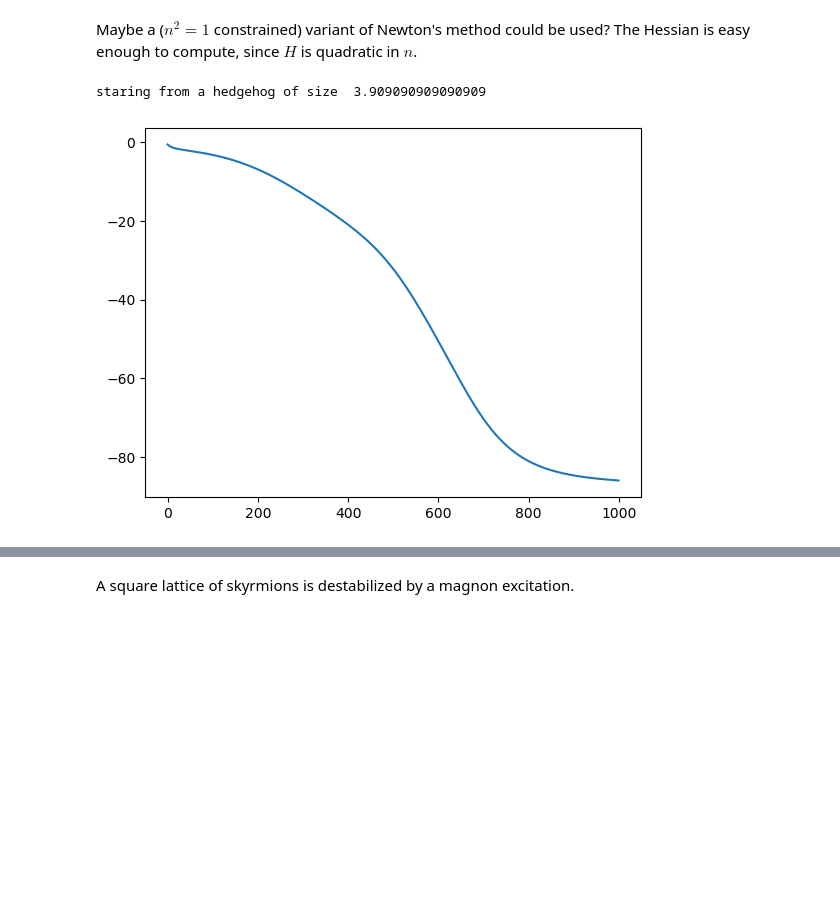
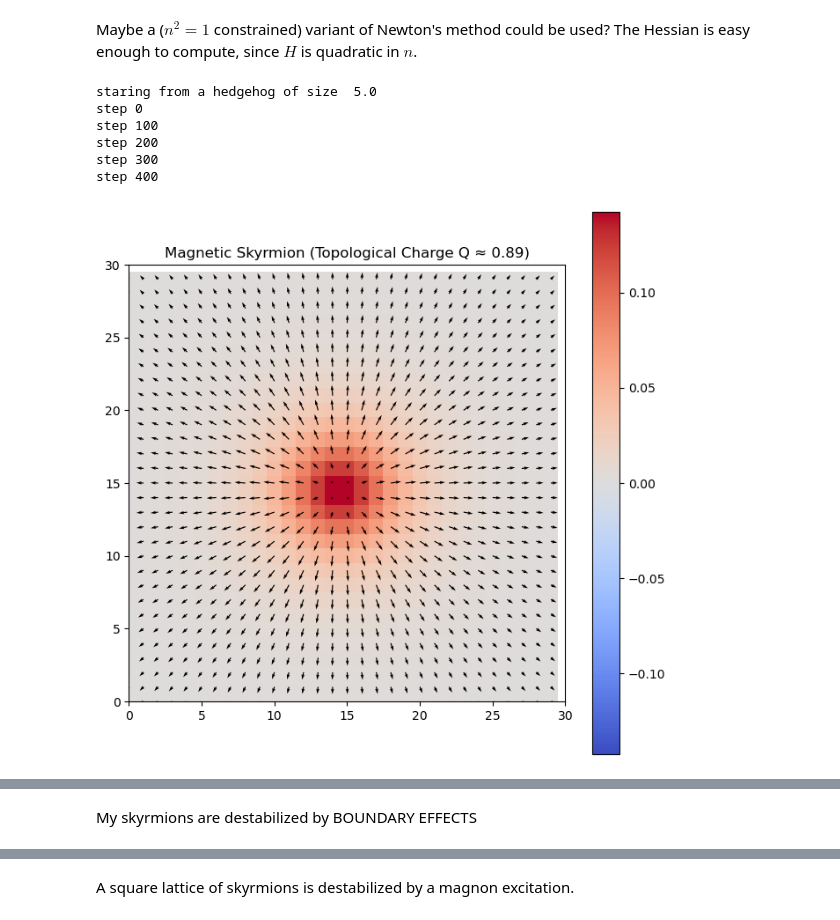
Before and after one commit to jan-chelmecki/skyrmion-tunnelling, a Jupyter notebook: instanton.ipynb, the cells around one changed output, grey strips where cells are left out. Cells and saved outputs as stored; diff of their text form; code cells hidden in the pictures; blank space fills up the shorter version.

```diff
--- a/instanton.ipynb
+++ b/instanton.ipynb
@@ -41,7 +101,8 @@ def ferromagnetic(nx,ny):
     return n
 #end
 # %%
-n = skyrmion_ansatz(3.0, 50,50)
+n = skyrmion_ansatz(2.0, 50,50)
 plt.imshow(n[2,:,:])
 plt.colorbar()
+plt.xlim(10,40); plt.ylim(10,40)
 # %% [output]
@@ -84,0 +170,15 @@ show(n)
+# %%
+def describe_mean_field(J1,J2,J3):
+    I1 = -2*(J1+J2+4*J3)
+    I2 = -1/8*(J1+4*J2+16*J3)
+    I3 = 1/24*(J1-4*J2+16*J3)
+    print("I1 = ", I1,"\nI2 = ", I2)
+    print("spatial anisotropy ratio : ", I3/I2)
+    x0 = np.sqrt(I2/I1)
+    print("sqrt(I2/I1) length scale = ", x0)
+    print("H_MF = ",I2/I1**2, " H_Micro")
+    return x0
+
+nx = 30; ny = 30
+J1 = 1.0; J2 = -0.4; J3 = 1/16*(-J1+4*J2)
+describe_mean_field(J1,J2,J3)
@@ -84,0 +192,5 @@ show(n)
+# %%
+B = B_uniform(nx,ny,0.0) - local_B_field(nx,ny,B_val = 0.0, r=10.0, sigma = 1.5)
+K = 0.0
+plt.imshow(B)
+plt.colorbar()
@@ -143,10 +233,4 @@ plt.colorbar()
 # %%
-nx = 50; ny =50
-#J1 = 1.0; J2 = -0.25; J3 = -0.10; B = -0.006
-J1 = 1.0; J2 = -0.30; J3 = -0.20; K =0*1E-5; B = B_uniform(nx,ny,0.001, rim=False) + local_B_field(nx,ny,-0.020,r=3.0,sigma=1.0)
-#J1 = 1.0; J2 = -0.25; J3 = -0.20; B = 0.0
-nx = 30; ny =30
-
 b_vals = np.linspace(1.0,9,15)
 H_vals = []
 for b in b_vals:
@@ -241,34 +319,43 @@ def relax(n_init, nx, ny, J1, J2, J3, K, B, dt, N_steps):
     n = n_init
     for i in range(N_steps):
         k1 = F(n, nx, ny, J1, J2, J3, K, B)
         #adaptive time step
         #maxf = np.max(np.abs(k1))
         #dt = 5E-2/ maxf
         #print("dt = ", dt)
         n += k1*dt
         H_vals[i] = H_vect(n,J1,J2,J3,K,B)
-
+        if i%100 ==0:
+            print("step",i)
+            show(n)
     plt.plot(H_vals)
     return n
 #end
 
 def skyrmion_minimum(nx, ny, J1, J2, J3, K, B, dt=0.05, N_steps=50):
 
     #see what kind of skyrmion has optimal size
     b_vals = np.linspace(1.0,5,12)
     H_vals = []
     for b in b_vals:
         n = skyrmion_ansatz(b, nx, ny)
         E = H_vect(n,J1,J2,J3,K,B)
         H_vals.append(E)
     #end
     b = b_vals[np.argmin(H_vals)]
+    if b<2.0:
+        b = 10.0
     print("staring from a hedgehog of size ", b)
 
     return relax(skyrmion_ansatz(b,nx,ny),nx,ny,J1,J2,J3,K,B,dt,N_steps)
 
 
-n_Sk = skyrmion_minimum(nx,ny,J1,J2,J3,K,B,dt=0.05,N_steps=1000)
+n_Sk = skyrmion_minimum(nx,ny,J1,J2,J3,K,B,dt=0.05,N_steps=500)
 # %% [output]
-staring from a hedgehog of size  3.909090909090909
+staring from a hedgehog of size  5.0
+step 0
+step 100
+step 200
+step 300
+step 400
-[figure, old version]
+[figure, new version]
@@ -275,3 +366,5 @@ staring from a hedgehog of size  3.909090909090909
+# %% [markdown]
+My skyrmions are destabilized by BOUNDARY EFFECTS
 # %%
 def check_norm(n):
     norm = n[0,:,:]**2 + n[1,:,:]**2 + n[2,:,:]**2
```
Also changed, not shown: parts of 24 cells of this notebook.
